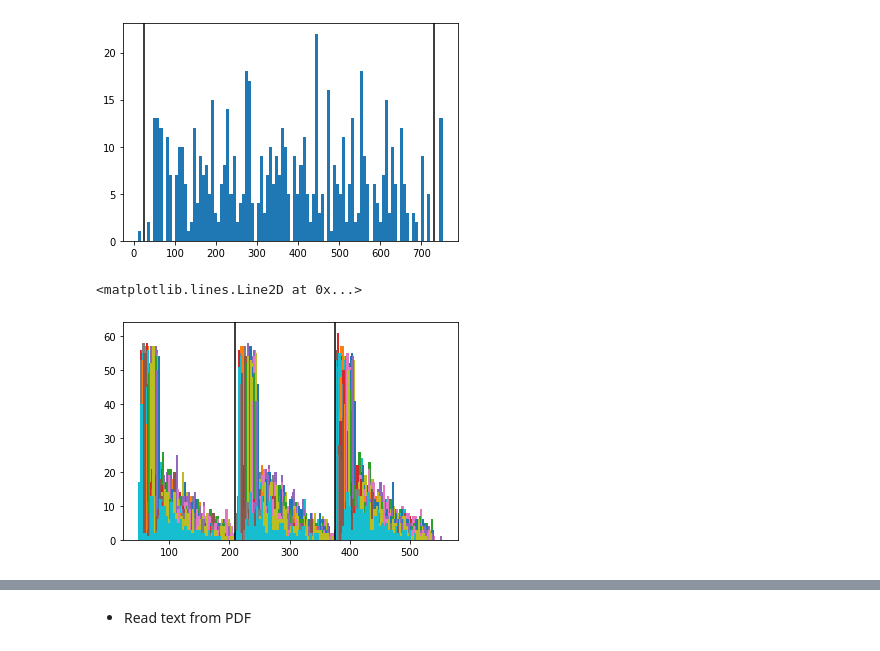
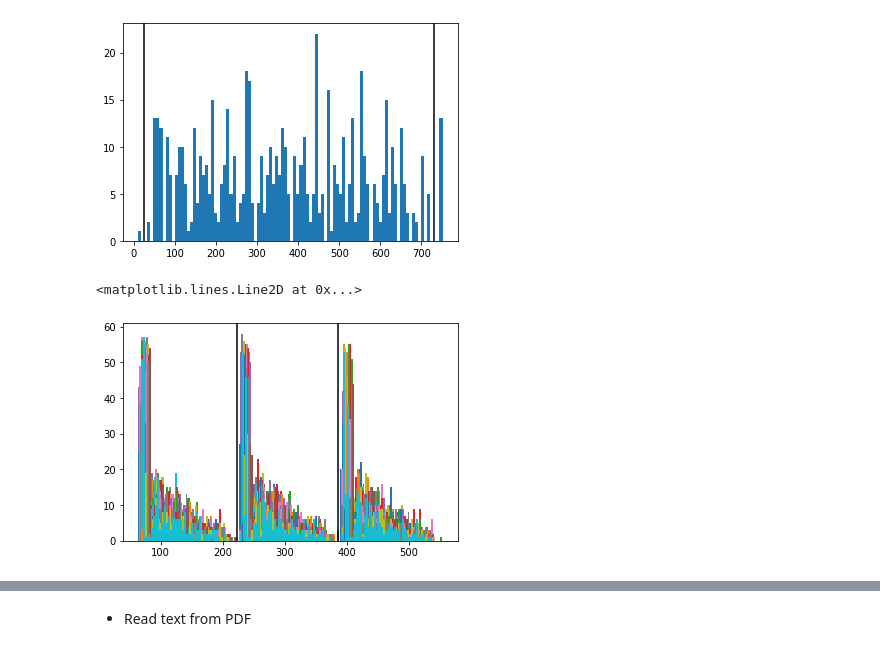
Before and after one commit to GeoDaCenter/opioid-policy-scan, a Jupyter notebook: MOUD_scraping/2000/pdf_scraper_00.ipynb, the cells around one changed output, grey strips where cells are left out. Drawn from its saved outputs; the diff is of its cells as text; code cells hidden in the pictures.

```diff
--- a/MOUD_scraping/2000/pdf_scraper_00.ipynb
+++ b/MOUD_scraping/2000/pdf_scraper_00.ipynb
@@ -137,16 +137,16 @@ plt.axvline(730, color='black')
 <matplotlib.lines.Line2D at 0x...>
 [figure]
 # %%
-#to find column seperation
-for pagen in range(100, 200):
+#pagen is odd
+for pagen in range(100, 200, 2):
     words = doc[pagen - 1].getText("words")
     words = [word for word in words if (word[1] > 25) and (word[1] < 730)]
     x0s = [word[0] for word in words]
-    a = plt.hist(x0s, bins = 120)
+    a = plt.hist(x0s, bins = 150)
 
-plt.axvline(210, color='black')
-plt.axvline(375, color='black')
+plt.axvline(223, color='black')
+plt.axvline(385, color='black')
 # %% [output]
 <matplotlib.lines.Line2D at 0x...>
-[figure, old version]
+[figure, new version]
 # %%
```
Also changed, not shown: parts of 15 cells of this notebook.
